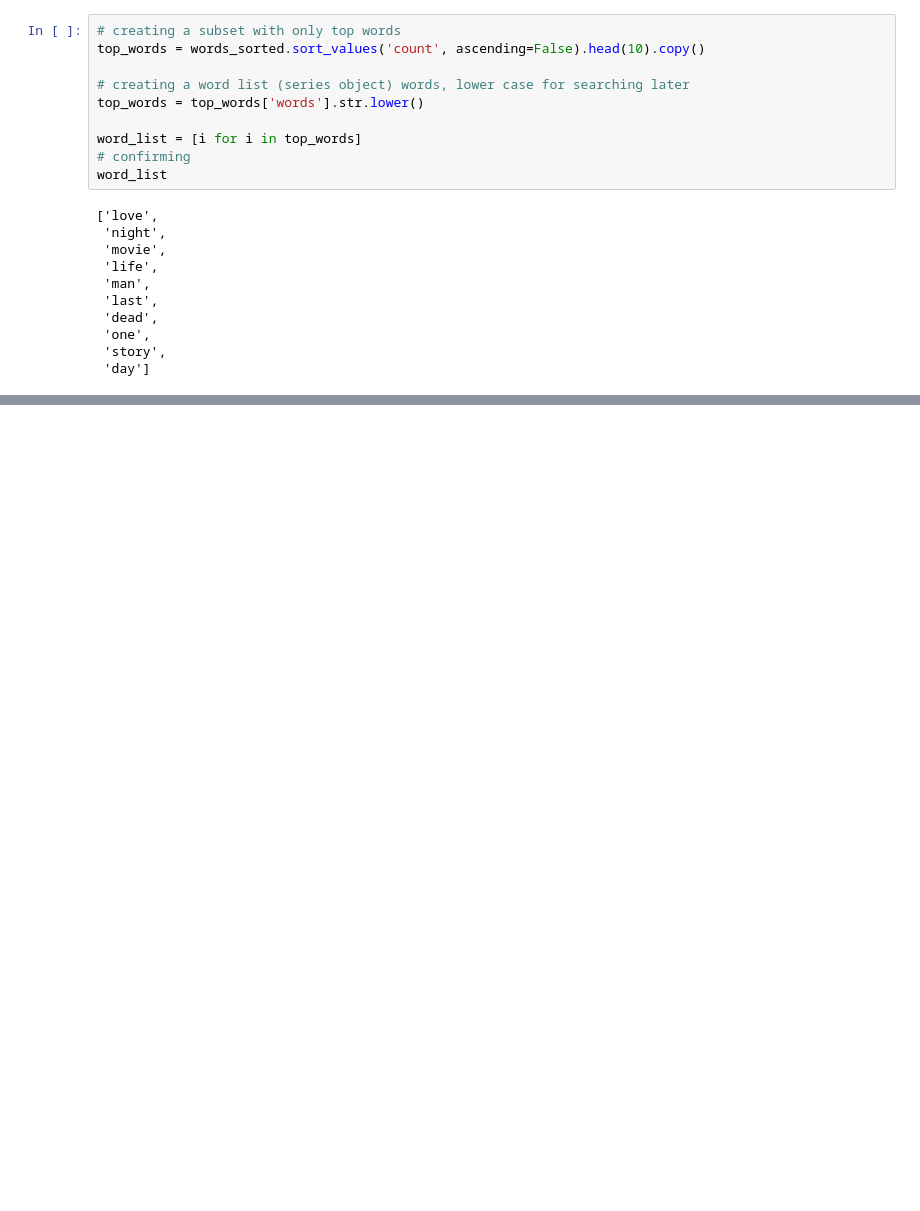
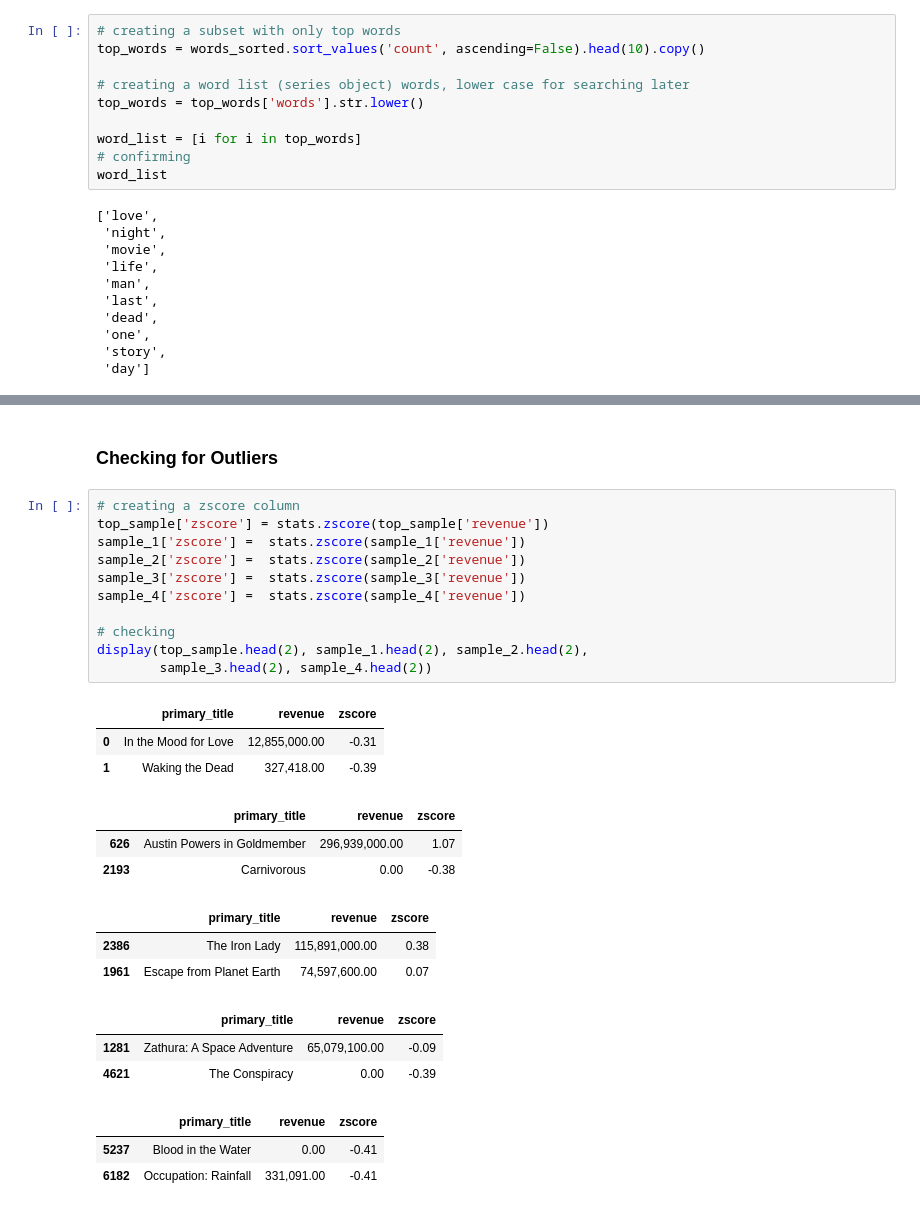
Before and after one commit to CRPeace/Movie_Data_API_Stats_Analysis, a Jupyter notebook: C.Peace_Project_3_Part_4-Hypothesis-Testing.ipynb, the cells around one changed output, grey strips where cells are left out. Drawn from its saved outputs; the diff is of its cells as text; blank space fills up the shorter version.

```diff
--- a/C.Peace_Project_3_Part_4-Hypothesis-Testing.ipynb
+++ b/C.Peace_Project_3_Part_4-Hypothesis-Testing.ipynb
@@ -983,0 +973,29 @@ sample_4['zscore'] =  stats.zscore(sample_4['revenue'])
+# %% [markdown]
+### Checking for Outliers
+# %%
+# creating a zscore column
+top_sample['zscore'] = stats.zscore(top_sample['revenue'])
+sample_1['zscore'] =  stats.zscore(sample_1['revenue'])
+sample_2['zscore'] =  stats.zscore(sample_2['revenue'])
+sample_3['zscore'] =  stats.zscore(sample_3['revenue'])
+sample_4['zscore'] =  stats.zscore(sample_4['revenue'])
+
+# checking
+display(top_sample.head(2), sample_1.head(2), sample_2.head(2),
+        sample_3.head(2), sample_4.head(2))
+# %% [output]
+|  | primary_title | revenue | zscore |
+| 0 | In the Mood for Love | 12,855,000.00 | -0.31 |
+| 1 | Waking the Dead | 327,418.00 | -0.39 |
+|  | primary_title | revenue | zscore |
+| 626 | Austin Powers in Goldmember | 296,939,000.00 | 1.07 |
+| 2193 | Carnivorous | 0.00 | -0.38 |
+|  | primary_title | revenue | zscore |
+| 2386 | The Iron Lady | 115,891,000.00 | 0.38 |
+| 1961 | Escape from Planet Earth | 74,597,600.00 | 0.07 |
+|  | primary_title | revenue | zscore |
+| 1281 | Zathura: A Space Adventure | 65,079,100.00 | -0.09 |
+| 4621 | The Conspiracy | 0.00 | -0.39 |
+|  | primary_title | revenue | zscore |
+| 5237 | Blood in the Water | 0.00 | -0.41 |
+| 6182 | Occupation: Rainfall | 331,091.00 | -0.41 |
```
Also changed, not shown: parts of 46 cells of this notebook.
